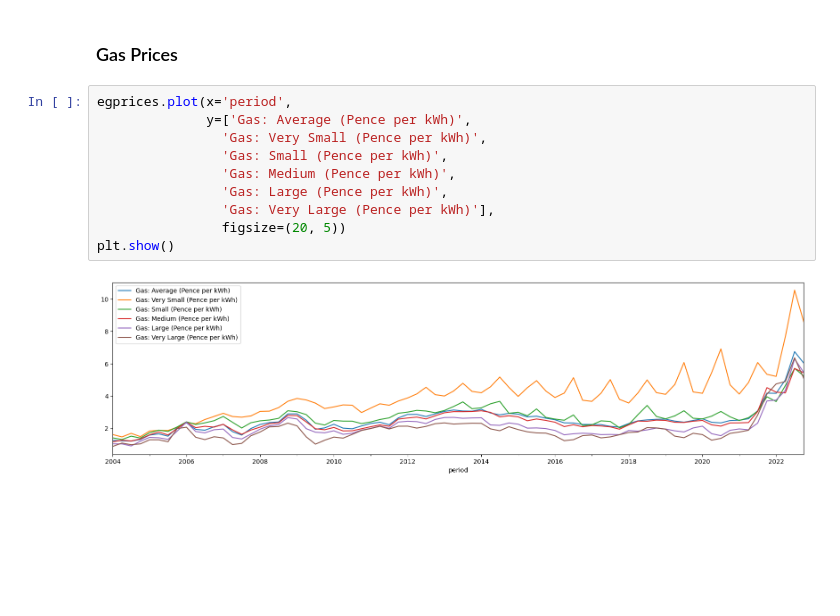
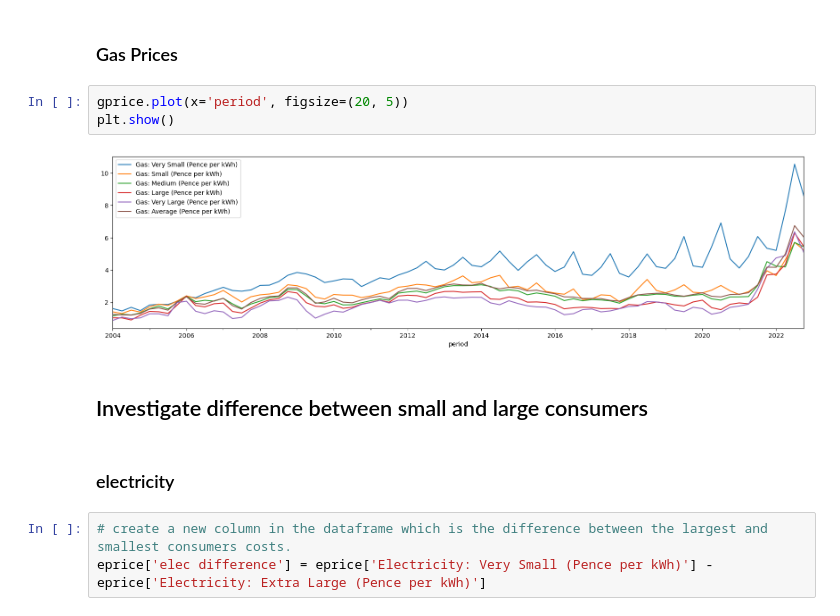
Before and after one commit to samuel-speller/Energy-affects-on-CPI-analysis, a Jupyter notebook: energy_intensity_CPI.ipynb, the cells around one changed output. Saved outputs shown, nothing was run; the diff lists cells and outputs as text; blank space fills up the shorter version.

```diff
--- a/energy_intensity_CPI.ipynb
+++ b/energy_intensity_CPI.ipynb
@@ -61,14 +73,14 @@ plt.show()
 # %% [markdown]
 ### Gas Prices
-# %%
-egprices.plot(x='period',
-              y=['Gas: Average (Pence per kWh)',
-                'Gas: Very Small (Pence per kWh)',
-                'Gas: Small (Pence per kWh)',
-                'Gas: Medium (Pence per kWh)',
-                'Gas: Large (Pence per kWh)',
-                'Gas: Very Large (Pence per kWh)'],
-                figsize=(20, 5))
-plt.show()
-# %% [output]
-[figure, removed]
+# %%
+gprice.plot(x='period', figsize=(20, 5))
+plt.show()
+# %% [output]
+[figure, added]
+# %% [markdown]
+## Investigate difference between small and large consumers
+# %% [markdown]
+### electricity
+# %%
+# create a new column in the dataframe which is the difference between the largest and smallest consumers costs.
+eprice['elec difference'] = eprice['Electricity: Very Small (Pence per kWh)'] - eprice['Electricity: Extra Large (Pence per kWh)']
```
Also changed, not shown: parts of 6 cells of this notebook, 1 other file.
